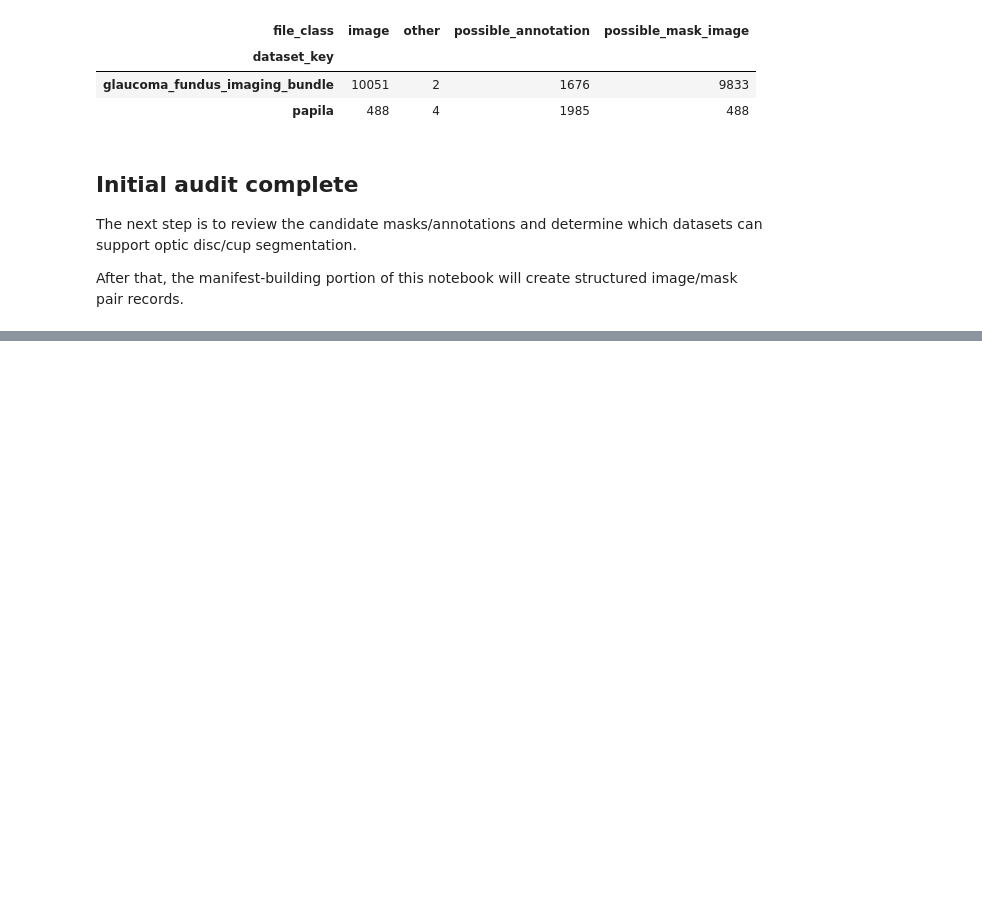
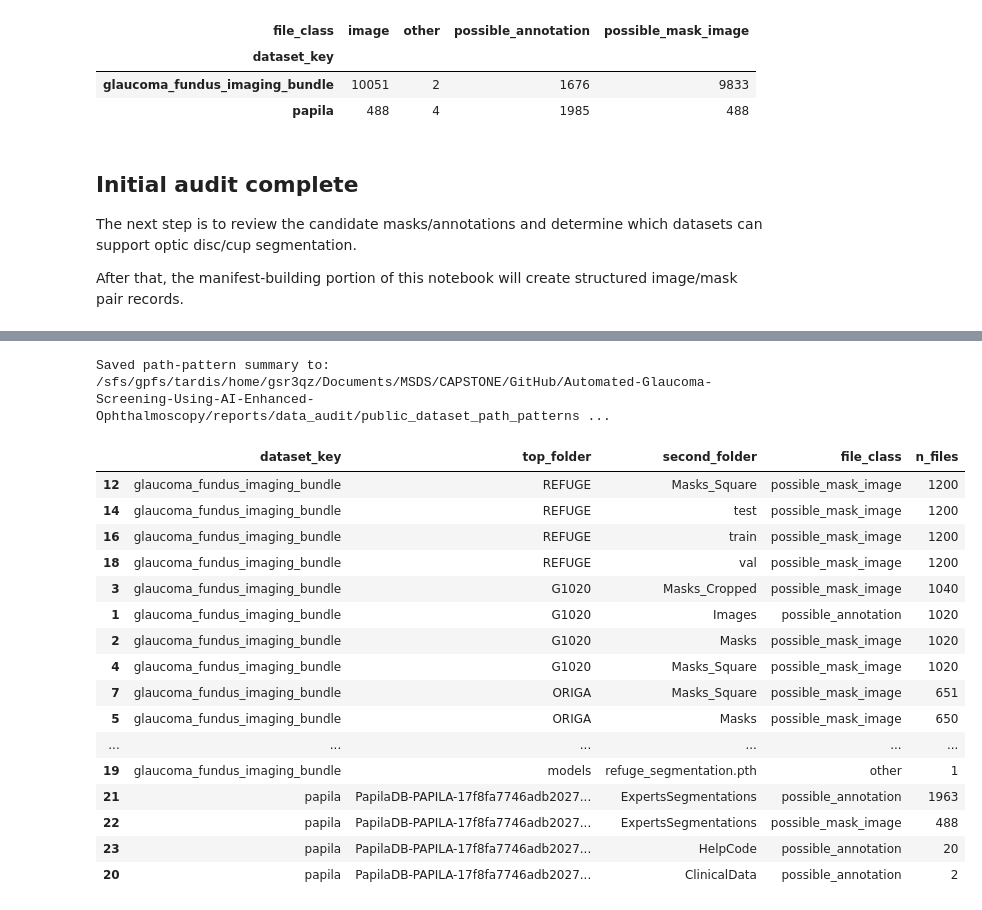
Before and after one commit to Rjashby1/Automated-Glaucoma-Screening-Using-AI-Enhanced-Ophthalmoscopy, a Jupyter notebook: notebooks/01_data_audit_and_manifest.ipynb, the cells around one changed output, grey strips where cells are left out. Drawn from its saved outputs; the diff is of its cells as text; code cells hidden in the pictures; blank space fills up the shorter version.

Commit message:
Add public dataset path-pattern audit

```diff
--- a/notebooks/01_data_audit_and_manifest.ipynb
+++ b/notebooks/01_data_audit_and_manifest.ipynb
@@ -135,0 +185,40 @@ After that, the manifest-building portion of this notebook will create structure
+# %%
+path_parts = candidate_df["relative_path"].astype(str).str.split("/", expand=True)
+
+path_patterns = (
+    candidate_df
+    .assign(
+        top_folder=path_parts[0],
+        second_folder=path_parts[1].fillna(""),
+        third_folder=path_parts[2].fillna("")
+    )
+    .groupby(["dataset_key", "top_folder", "second_folder", "file_class"])
+    .size()
+    .reset_index(name="n_files")
+    .sort_values(["dataset_key", "n_files"], ascending=[True, False])
+)
+
+output_path = PROJECT_ROOT / "reports" / "data_audit" / "public_dataset_path_patterns.csv"
+path_patterns.to_csv(output_path, index=False)
+
+print(f"Saved path-pattern summary to: {output_path}")
+path_patterns.head(75)
+# %% [output]
+Saved path-pattern summary to: /sfs/gpfs/tardis/home/gsr3qz/Documents/MSDS/CAPSTONE/GitHub/Automated-Glaucoma-Screening-Using-AI-Enhanced-Ophthalmoscopy/reports/data_audit/public_dataset_path_patterns ...
+|  | dataset_key | top_folder | second_folder | file_class | n_files |
+| 12 | glaucoma_fundus_imaging_bundle | REFUGE | Masks_Square | possible_mask_image | 1200 |
+| 14 | glaucoma_fundus_imaging_bundle | REFUGE | test | possible_mask_image | 1200 |
+| 16 | glaucoma_fundus_imaging_bundle | REFUGE | train | possible_mask_image | 1200 |
+| 18 | glaucoma_fundus_imaging_bundle | REFUGE | val | possible_mask_image | 1200 |
+| 3 | glaucoma_fundus_imaging_bundle | G1020 | Masks_Cropped | possible_mask_image | 1040 |
+| 1 | glaucoma_fundus_imaging_bundle | G1020 | Images | possible_annotation | 1020 |
+| 2 | glaucoma_fundus_imaging_bundle | G1020 | Masks | possible_mask_image | 1020 |
+| 4 | glaucoma_fundus_imaging_bundle | G1020 | Masks_Square | possible_mask_image | 1020 |
+| 7 | glaucoma_fundus_imaging_bundle | ORIGA | Masks_Square | possible_mask_image | 651 |
+| 5 | glaucoma_fundus_imaging_bundle | ORIGA | Masks | possible_mask_image | 650 |
+| ... | ... | ... | ... | ... | ... |
+| 19 | glaucoma_fundus_imaging_bundle | models | refuge_segmentation.pth | other | 1 |
+| 21 | papila | PapilaDB-PAPILA-17f8fa7746adb2027... | ExpertsSegmentations | possible_annotation | 1963 |
+| 22 | papila | PapilaDB-PAPILA-17f8fa7746adb2027... | ExpertsSegmentations | possible_mask_image | 488 |
+| 23 | papila | PapilaDB-PAPILA-17f8fa7746adb2027... | HelpCode | possible_annotation | 20 |
+| 20 | papila | PapilaDB-PAPILA-17f8fa7746adb2027... | ClinicalData | possible_annotation | 2 |
```
Also changed, not shown: parts of 5 cells of this notebook, 2 other files.
